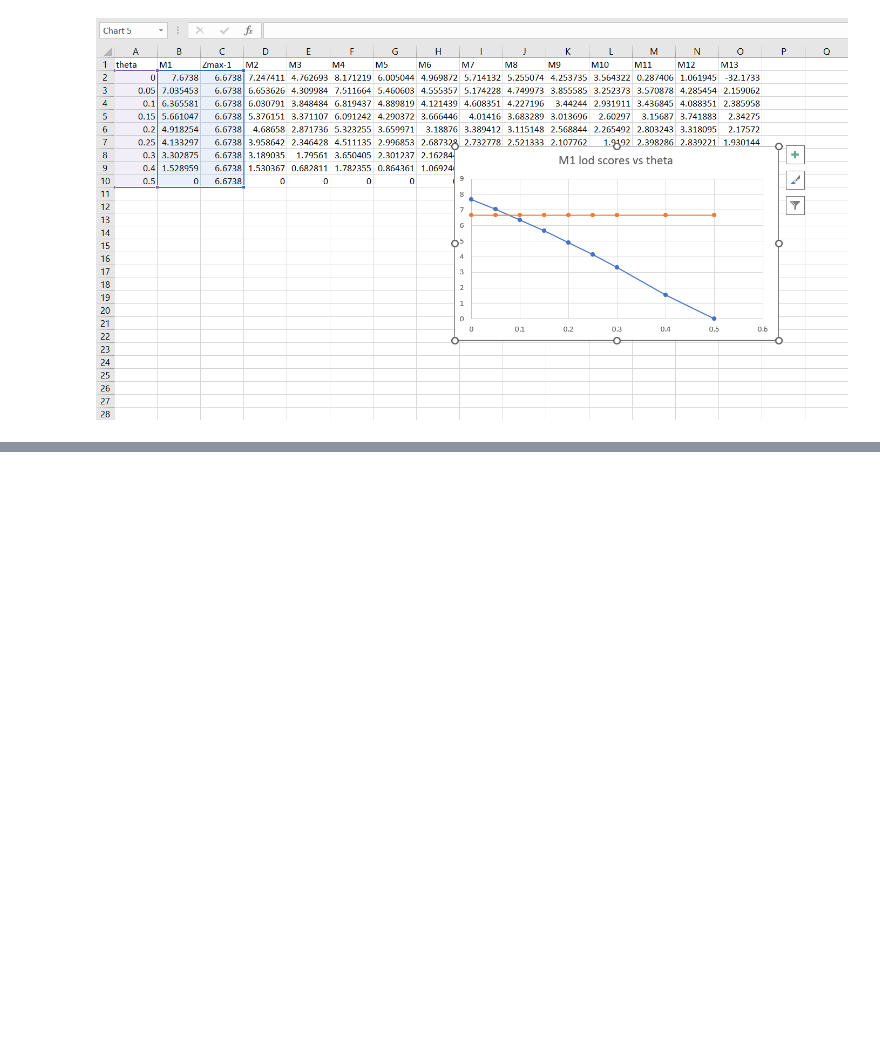
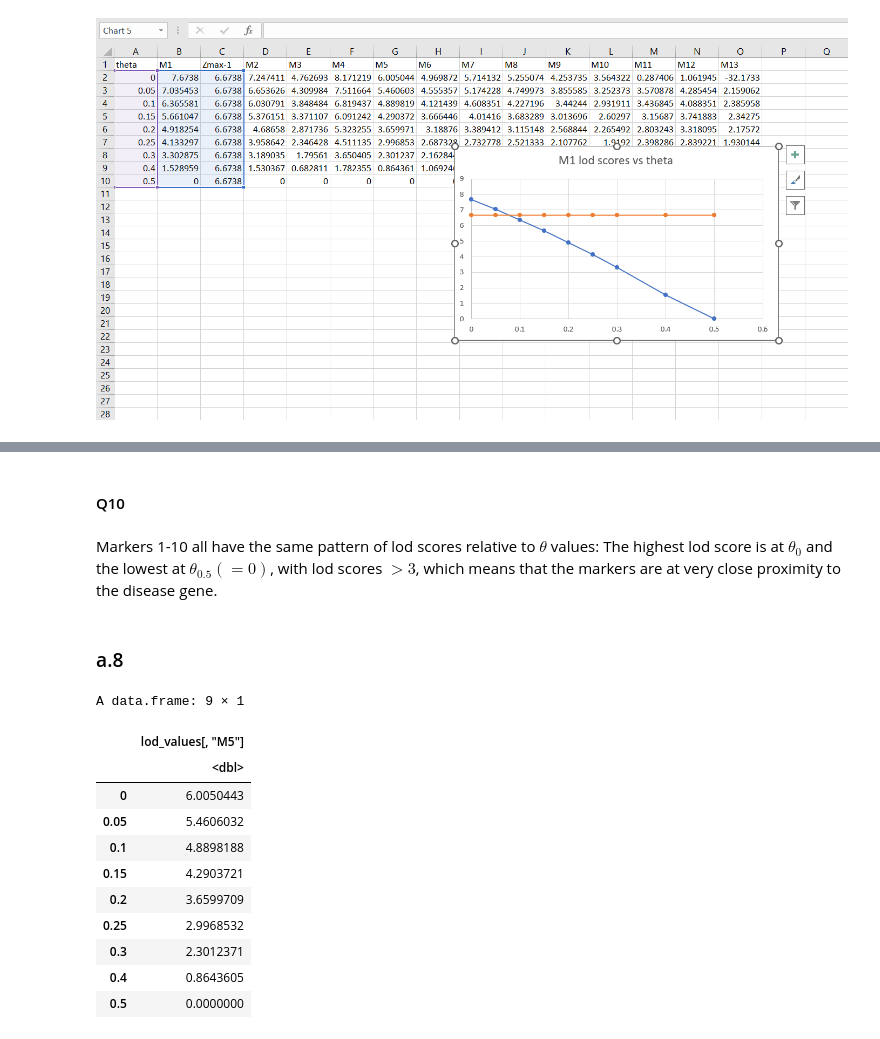
Before and after one commit to raysas/NGS-report, a Jupyter notebook: code/test.ipynb, the cells around one changed output, grey strips where cells are left out. Cells and saved outputs as stored; diff of their text form; code cells hidden in the pictures; blank space fills up the shorter version.

```diff
--- a/code/test.ipynb
+++ b/code/test.ipynb
@@ -215,0 +248,22 @@ ERROR: Error in write_excel_csv(x = as.matrix(lod_values), file = "../lod_values
+# %% [markdown]
+#### Q10
+# %% [markdown]
+Markers 1-10 all have the same pattern of lod scores relative to $\theta$ values: The highest lod score is at $\theta_0$ and the lowest at $\theta_{0.5} (=0)$, with lod scores $\gt3$, which means that the markers are at very close proximity to the disease gene.
+# %% [markdown]
+### a.8
+# %%
+## -- before when they were equifrequent
+as.data.frame(lod_values[,"M5"])
+# %% [output]
+A data.frame: 9 × 1
+|  | lod_values[, "M5"] |
+|  | <dbl> |
+| 0 | 6.0050443 |
+| 0.05 | 5.4606032 |
+| 0.1 | 4.8898188 |
+| 0.15 | 4.2903721 |
+| 0.2 | 3.6599709 |
+| 0.25 | 2.9968532 |
+| 0.3 | 2.3012371 |
+| 0.4 | 0.8643605 |
+| 0.5 | 0.0000000 |
```
Also changed, not shown: parts of 48 cells of this notebook, 2 other files.
